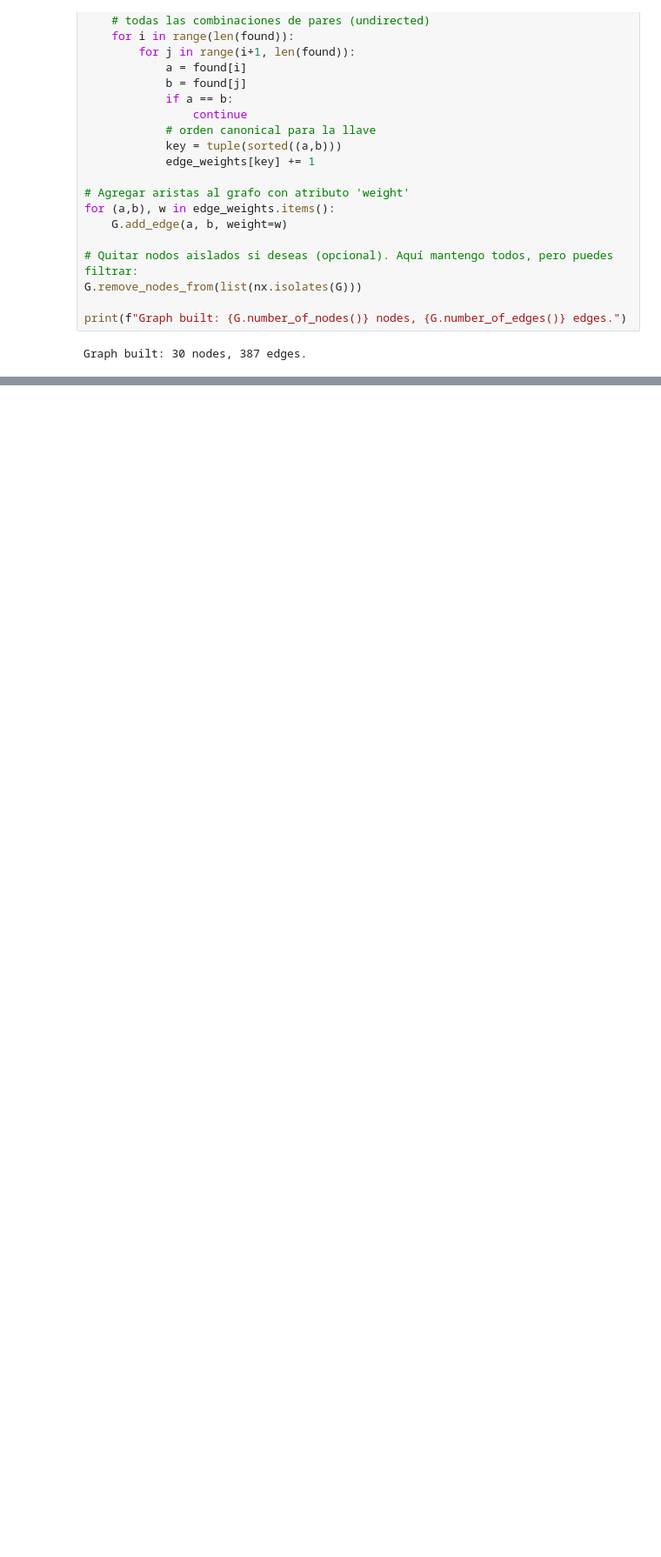
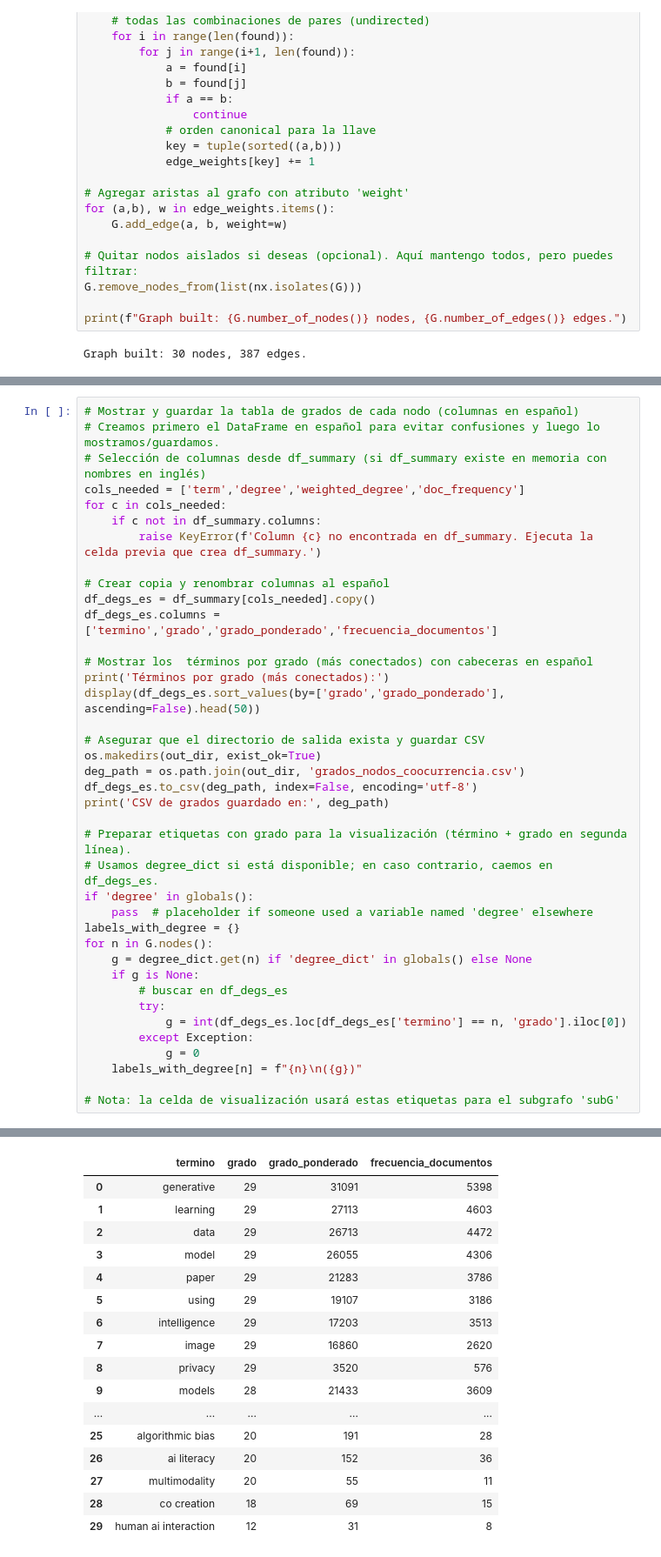
Before and after one commit to BrandonBrandon-alt/proyectoAnalisisAlgoritmos, a Jupyter notebook: seguimiento/seguimiento2/sr2.ipynb, the cells around one changed output, grey strips where cells are left out. Shown at 87% size. Saved outputs shown, nothing was run; the diff lists cells and outputs as text; blank space fills up the shorter version.

```diff
--- a/seguimiento/seguimiento2/sr2.ipynb
+++ b/seguimiento/seguimiento2/sr2.ipynb
@@ -214,0 +311,40 @@ Se encontraron 1 componentes conexas (incluidos posibles nodos aislados).
+# %%
+# Mostrar y guardar la tabla de grados de cada nodo (columnas en español)
+# Creamos primero el DataFrame en español para evitar confusiones y luego lo mostramos/guardamos.
+# Selección de columnas desde df_summary (si df_summary existe en memoria con nombres en inglés)
+cols_needed = ['term','degree','weighted_degree','doc_frequency']
+for c in cols_needed:
+    if c not in df_summary.columns:
+        raise KeyError(f'Column {c} no encontrada en df_summary. Ejecuta la celda previa que crea df_summary.')
+
+# Crear copia y renombrar columnas al español
+df_degs_es = df_summary[cols_needed].copy()
+df_degs_es.columns = ['termino','grado','grado_ponderado','frecuencia_documentos']
+
+# Mostrar los  términos por grado (más conectados) con cabeceras en español
+print('Términos por grado (más conectados):')
+display(df_degs_es.sort_values(by=['grado','grado_ponderado'], ascending=False).head(50))
+
+# Asegurar que el directorio de salida exista y guardar CSV
+os.makedirs(out_dir, exist_ok=True)
+deg_path = os.path.join(out_dir, 'grados_nodos_coocurrencia.csv')
+df_degs_es.to_csv(deg_path, index=False, encoding='utf-8')
+print('CSV de grados guardado en:', deg_path)
+
+# Preparar etiquetas con grado para la visualización (término + grado en segunda línea).
+# Usamos degree_dict si está disponible; en caso contrario, caemos en df_degs_es.
+if 'degree' in globals():
+    pass  # placeholder if someone used a variable named 'degree' elsewhere
+labels_with_degree = {}
+for n in G.nodes():
+    g = degree_dict.get(n) if 'degree_dict' in globals() else None
+    if g is None:
+        # buscar en df_degs_es
+        try:
+            g = int(df_degs_es.loc[df_degs_es['termino'] == n, 'grado'].iloc[0])
+        except Exception:
+            g = 0
+    labels_with_degree[n] = f"{n}\n({g})"
+
+# Nota: la celda de visualización usará estas etiquetas para el subgrafo 'subG'
+# %% [output]
@@ -214,0 +352,17 @@ Se encontraron 1 componentes conexas (incluidos posibles nodos aislados).
+|  | termino | grado | grado_ponderado | frecuencia_documentos |
+| 0 | generative | 29 | 31091 | 5398 |
+| 1 | learning | 29 | 27113 | 4603 |
+| 2 | data | 29 | 26713 | 4472 |
+| 3 | model | 29 | 26055 | 4306 |
+| 4 | paper | 29 | 21283 | 3786 |
+| 5 | using | 29 | 19107 | 3186 |
+| 6 | intelligence | 29 | 17203 | 3513 |
+| 7 | image | 29 | 16860 | 2620 |
+| 8 | privacy | 29 | 3520 | 576 |
+| 9 | models | 28 | 21433 | 3609 |
+| ... | ... | ... | ... | ... |
+| 25 | algorithmic bias | 20 | 191 | 28 |
+| 26 | ai literacy | 20 | 152 | 36 |
+| 27 | multimodality | 20 | 55 | 11 |
+| 28 | co creation | 18 | 69 | 15 |
+| 29 | human ai interaction | 12 | 31 | 8 |
```
Also changed, not shown: parts of 14 cells of this notebook, 4 other files.
